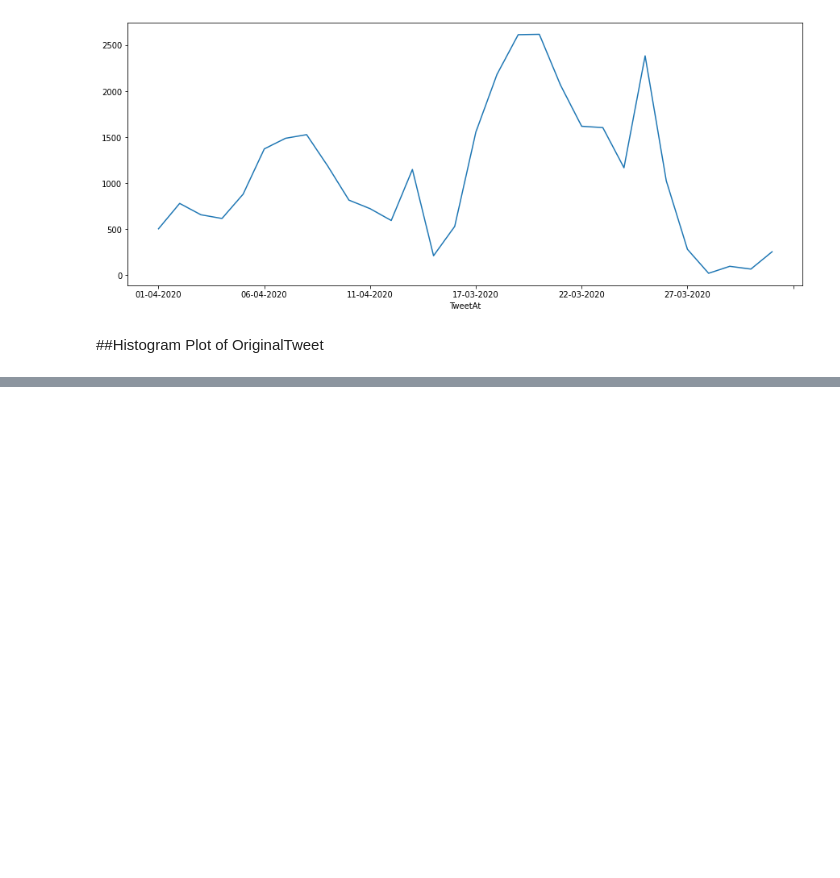
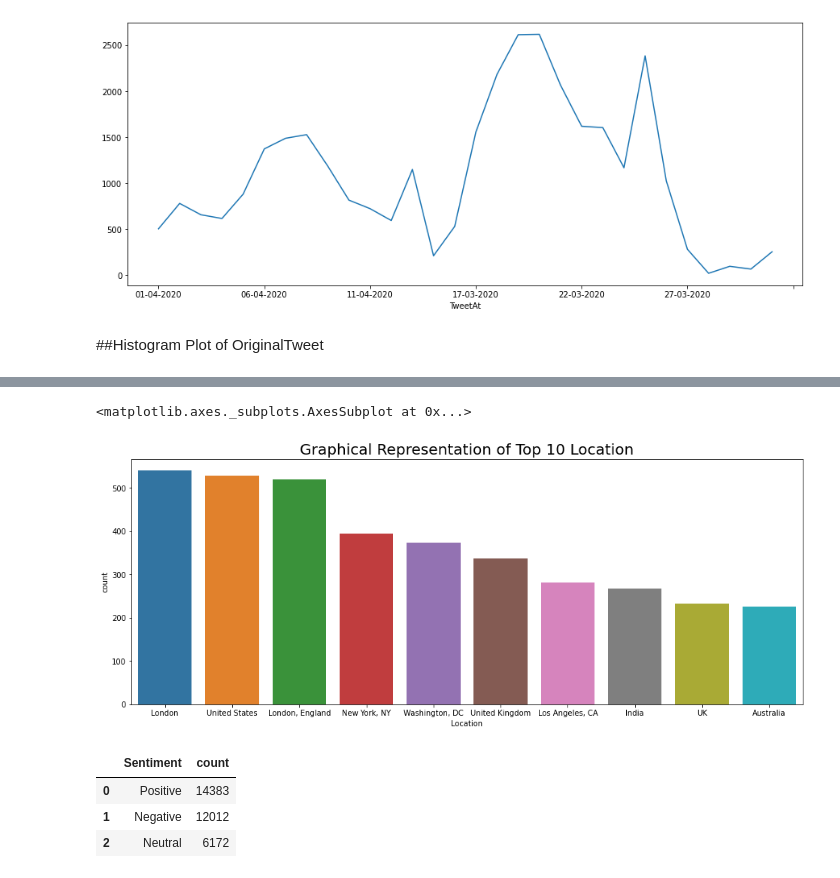
Before and after one commit to varsha-rani-15/Coronavirus-Tweet-Sentiment-Analysis, a Jupyter notebook: Copy_of_Coronavirus_Tweet_Sentiment_Analysis_Capstone_Project.ipynb, the cells around one changed output, grey strips where cells are left out. Drawn from its saved outputs; the diff is of its cells as text; code cells hidden in the pictures; blank space fills up the shorter version.

```diff
--- a/Copy_of_Coronavirus_Tweet_Sentiment_Analysis_Capstone_Project.ipynb
+++ b/Copy_of_Coronavirus_Tweet_Sentiment_Analysis_Capstone_Project.ipynb
@@ -208,0 +206,3 @@ plt.show()
+# %%
+top10_location = df['Location'].value_counts().sort_values(ascending = False)[:10]
+top10_location
@@ -208,0 +221,7 @@ plt.show()
+# %%
+plt.figure(figsize=(16,6))
+plt.title('Graphical Representation of Top 10 Location', fontsize = 20)
+sns.countplot(data = df[df['Location'].isin(top10_location.index)], x='Location', order=top10_location.index)
+# %% [output]
+<matplotlib.axes._subplots.AxesSubplot at 0x...>
+[figure, added]
@@ -208,0 +232,9 @@ plt.show()
+# %%
+sentiment_count1 = df['Sentiment'].value_counts().reset_index()
+sentiment_count1.columns = ['Sentiment','count']
+sentiment_count1
+# %% [output]
+|  | Sentiment | count |
+| 0 | Positive | 14383 |
+| 1 | Negative | 12012 |
+| 2 | Neutral | 6172 |
```
Also changed, not shown: parts of 26 cells of this notebook.
